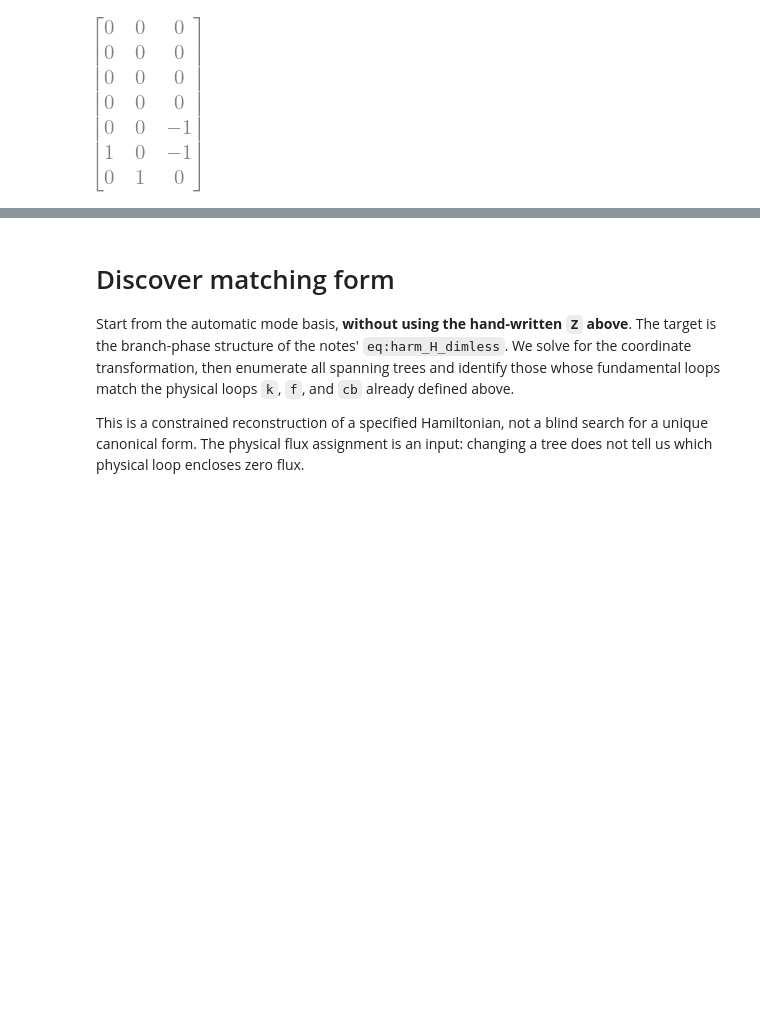
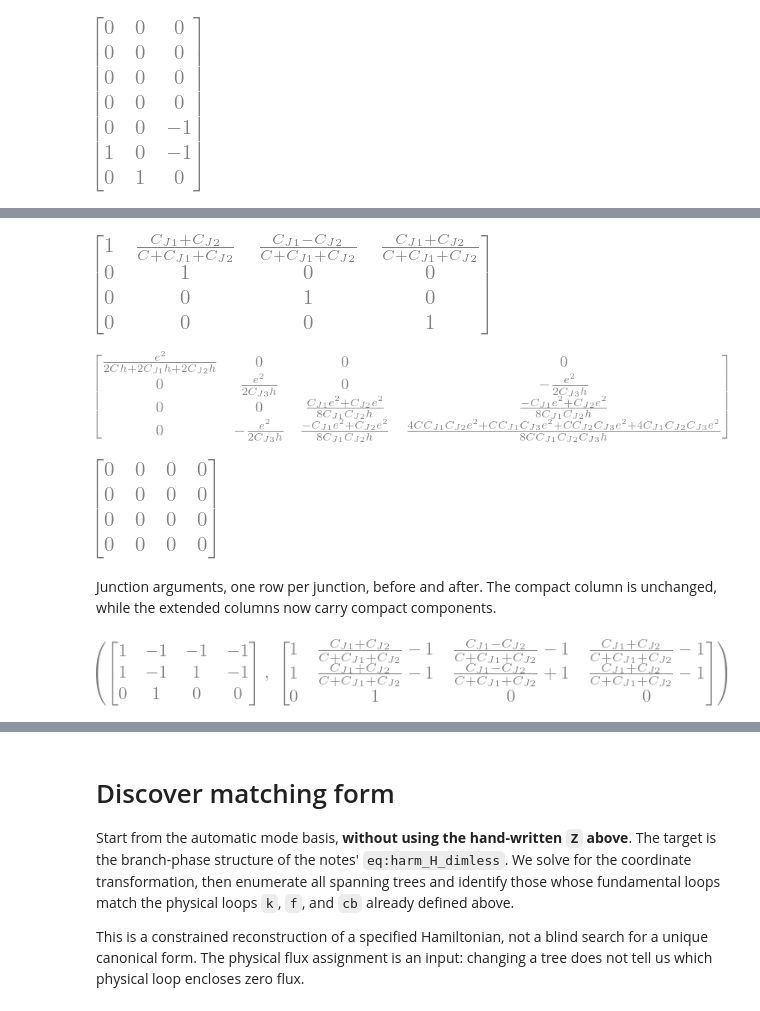
Before and after one commit to eliweissler/circuit-quantization, a Jupyter notebook: examples/harmonium.ipynb, the cells around one changed output, grey strips where cells are left out. Drawn from its saved outputs; the diff is of its cells as text; code cells hidden in the pictures; blank space fills up the shorter version.

Commit message:
added compact non compact decoupling

```diff
--- a/examples/harmonium.ipynb
+++ b/examples/harmonium.ipynb
@@ -100,0 +110,21 @@ res.B
+# %%
+S_sh = cq.compact_charge_decoupling(res.coords)
+S_sh
+# %% [output]
+[figure, added]
+# %%
+res_sh = res.transform(S_sh, simplify=True)
+res_sh.ham.E_C  # block diagonal: no compact–noncompact charging terms
+# %% [output]
+[figure, added]
+# %%
+sym.simplify(res_sh.ham.E_L - res.ham.E_L)  # the inductive matrix is unchanged
+# %% [output]
+[figure, added]
+# %% [markdown]
+Junction arguments, one row per junction, before and after.
+The compact column is unchanged, while the extended columns now carry compact components.
+# %%
+res.coords.omega_J_tilde.T, res_sh.coords.omega_J_tilde.T
+# %% [output]
+[figure, added]
```
Also changed, not shown: parts of 8 cells of this notebook, 11 other files.
